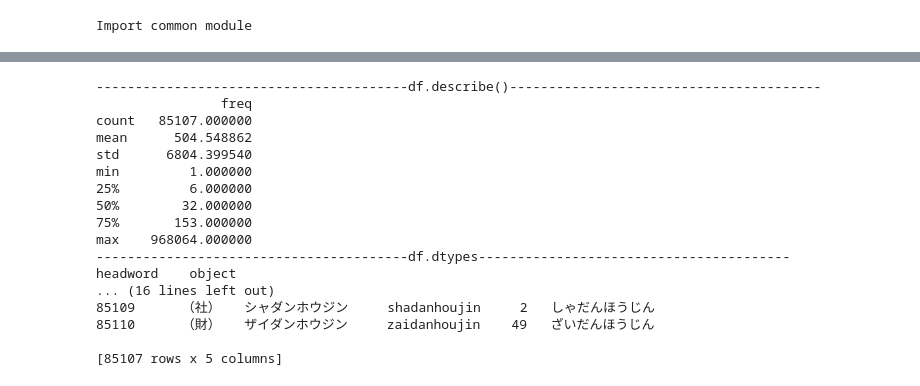
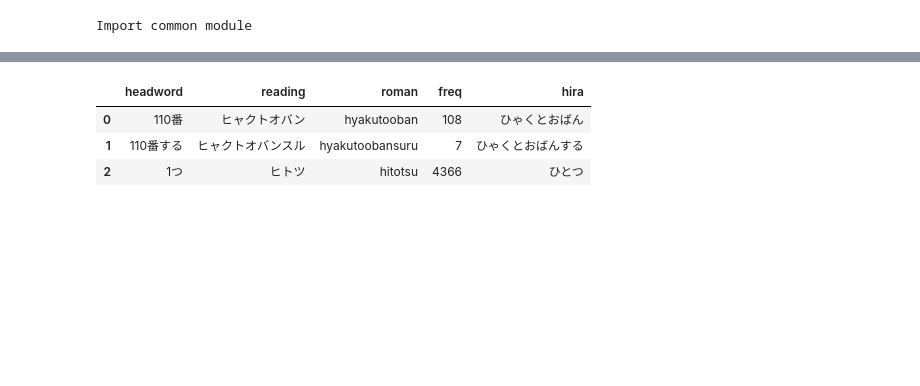
Before and after one commit to hopensic/python-notebooks, a Jupyter notebook: ja_dict_written.ipynb, the cells around one changed output, grey strips where cells are left out. Drawn from its saved outputs; the diff is of its cells as text; code cells hidden in the pictures; blank space fills up the shorter version.

```diff
--- a/ja_dict_written.ipynb
+++ b/ja_dict_written.ipynb
@@ -100,42 +65,24 @@ df.describe()
 # %%
 # 指定列中，只要有一列的数据为空，删除该行,Inplace=True
 
 # 如果headword中出现'-非自立'结尾，则删除
 df['headword'] = df['headword'].str.replace(r'-非自立$', '', regex=True)
 
 na_columns = ["headword", "reading", "freq", "rank"]
 df.dropna(subset=na_columns, inplace=True)
 # to_deleted_columns = ["rank", "freq_per", "roman"]
 to_deleted_columns = ["rank", "freq_per"]
 # 将无用的列删除
 df.drop(to_deleted_columns, axis=1, inplace=True)
 # 将词频列的字符串转化为数字
 df["freq"] = pd.to_numeric(df["freq"].str.replace(",", ""), errors="coerce")
 # 将发音reading转化为平假名
 df["hira"] = df["reading"].apply(jaconv.kata2hira)
-l("df.describe()")
-p(df.describe())
-l("df.dtypes")
-p(df.dtypes)
-l("df")
-p(df)
+df[0:3]
 # %% [output]
-----------------------------------------df.describe()----------------------------------------
-                freq
-count   85107.000000
-mean      504.548862
-std      6804.399540
-min         1.000000
-25%         6.000000
-50%        32.000000
-75%       153.000000
-max    968064.000000
-----------------------------------------df.dtypes----------------------------------------
-headword    object
-... (16 lines left out)
-85109      （社）   シャダンホウジン     shadanhoujin     2   しゃだんほうじん
-85110      （財）   ザイダンホウジン     zaidanhoujin    49   ざいだんほうじん
-
-[85107 rows x 5 columns]
+|  | headword | reading | roman | freq | hira |
+| 0 | 110番 | ヒャクトオバン | hyakutooban | 108 | ひゃくとおばん |
+| 1 | 110番する | ヒャクトオバンスル | hyakutoobansuru | 7 | ひゃくとおばんする |
+| 2 | 1つ | ヒトツ | hitotsu | 4366 | ひとつ |
 # %%
 df["count-head-read"] = df.groupby(["headword", "reading"]).transform("size")
```
Also changed, not shown: parts of 8 cells of this notebook, 4 other files.
